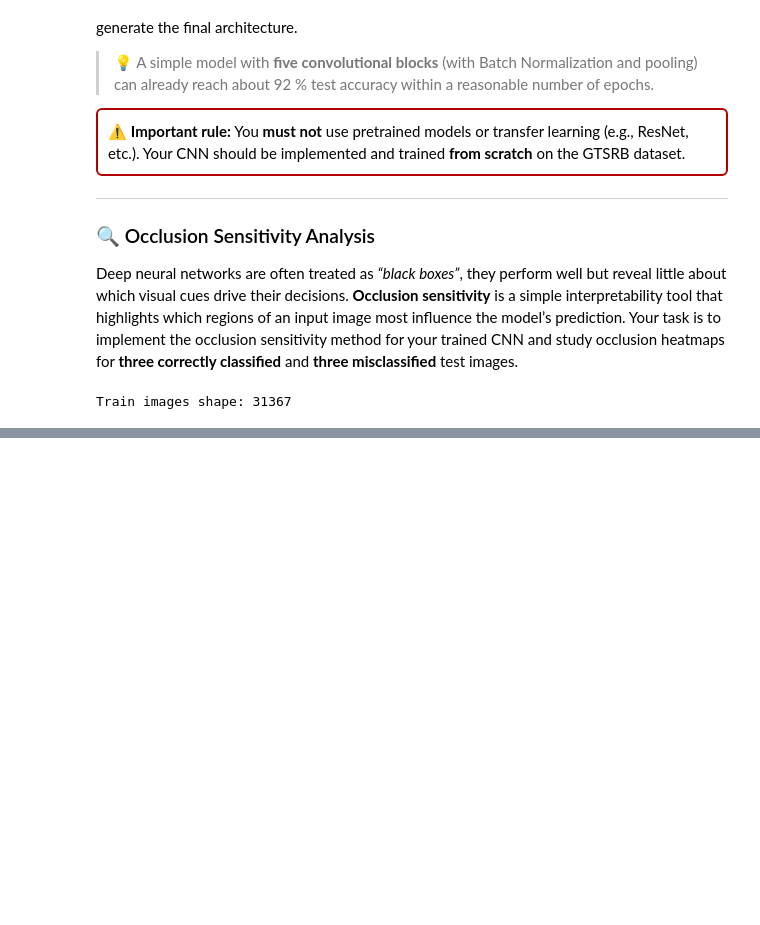
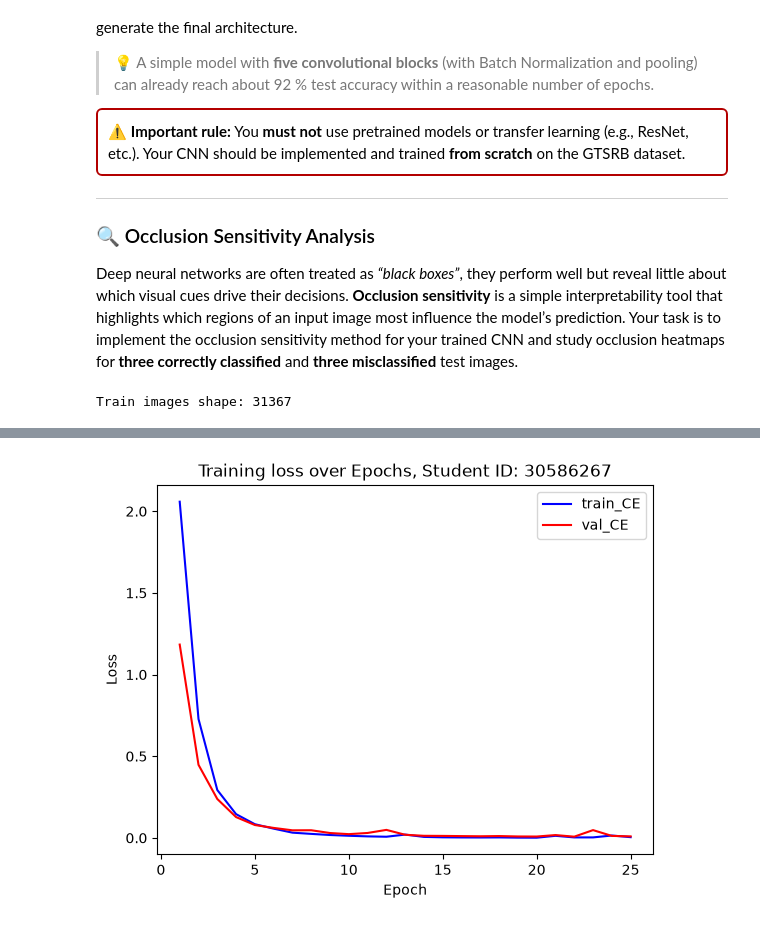
Before and after one commit to sche0151/ECE4179_Assignment_Notebooks, a Jupyter notebook: Q4_GTSRB_Starter_Code.ipynb, the cells around one changed output, grey strips where cells are left out. Saved outputs shown, nothing was run; the diff lists cells and outputs as text; code cells hidden in the pictures; blank space fills up the shorter version.

```diff
--- a/Q4_GTSRB_Starter_Code.ipynb
+++ b/Q4_GTSRB_Starter_Code.ipynb
@@ -305,24 +305,14 @@ history = {
 }
 # %%
-version = "V1"
+version = "V3"
 
-iters = 5
+iters = 25
 
 # checkpoint = torch.load("checkpoint_V1.pth")
 # model.load_state_dict(checkpoint["model_state"])
 # epoch = checkpoint["epoch"]
-# best_RMSE = checkpoint["val_loss"]
+# best_val_CE = checkpoint["val_loss"]
 # optimiser.load_state_dict(checkpoint["optimizer_state"])
-# torch.save({
-#     "epoch": epoch,
-#     "model_state": backbone.state_dict(),
-#     "optimizer_state": optimiser.state_dict(),
-#     "val_loss": val_RMSE,
-#     "history": history,
-# }, f"best_checkpoint{version}.pth")
-# print(f"Initial version of {version} saved")
-# print(f"Epoch: {epoch}")
-# print(f"best_RMSE: {best_RMSE*224:.4f}")
 
 epoch = 0
 best_val_CE = 1000
@@ -354,13 +344,13 @@ for i in range(iters):
         samples_received += batch_size
         train_loss_sum += train_CE.item()*(batch_size)
 
-    epoch_loss = train_loss_sum / samples_received
+    train_epoch_loss = train_loss_sum / samples_received
 
     # put model in evaluation mode
     model.eval()
 
     print(f"Iter: {i}    Epoch: {epoch}")
-    print(f"train_CE: {train_loss_sum:.4f}")
+    print(f"train_CE: {train_epoch_loss:.4f}")
 
 
     with torch.no_grad():
@@ -379,22 +369,24 @@ for i in range(iters):
             samples_received += batch_size
             val_loss_sum += val_CE.item()*(batch_size)
 
-    print(f"val_CE: {val_loss_sum:.4f}    best_val_CE: {best_val_CE:.4f}")
+        val_epoch_loss = val_loss_sum / samples_received
 
-    if val_loss_sum < best_val_CE:
-        best_val_CE = val_loss_sum
+    print(f"val_CE: {val_epoch_loss:.4f}    best_val_CE: {best_val_CE:.4f}")
+
+    if val_epoch_loss < best_val_CE:
+        best_val_CE = val_epoch_loss
         torch.save({
             "epoch": epoch,
             "model_state": model.state_dict(),
             "optimizer_state": optimiser.state_dict(),
-            "val_loss": val_loss_sum,
+            "val_loss": val_epoch_loss,
             "history": history,
         }, f"checkpoint_{version}.pth")
         print("Saved as best")
 
     history["Epoch"].append(epoch)
-    history["train_CE"].append(train_loss_sum.item())
-    history["val_CE"].append(val_loss_sum.item())
+    history["train_CE"].append(train_epoch_loss)
+    history["val_CE"].append(val_epoch_loss)
 
     print("-----------------------")
 # %% [output]
@@ -441,0 +472,13 @@ plt.show()
+# %%
+figure1, ax = plt.subplots()
+
+ax.plot(history["Epoch"], history["train_CE"], c='b', label="train_CE")
+ax.plot(history["Epoch"], history["val_CE"], c='r', label="val_CE")
+plt.title("Training loss over Epochs, Student ID: 30586267")
+plt.xlabel("Epoch")
+plt.ylabel("Loss")
+plt.legend()
+plt.savefig(f"History {version}.png", dpi=300)
+plt.show()
+# %% [output]
+[figure, added]
```
Also changed, not shown: parts of 5 cells of this notebook, 5 other files.
